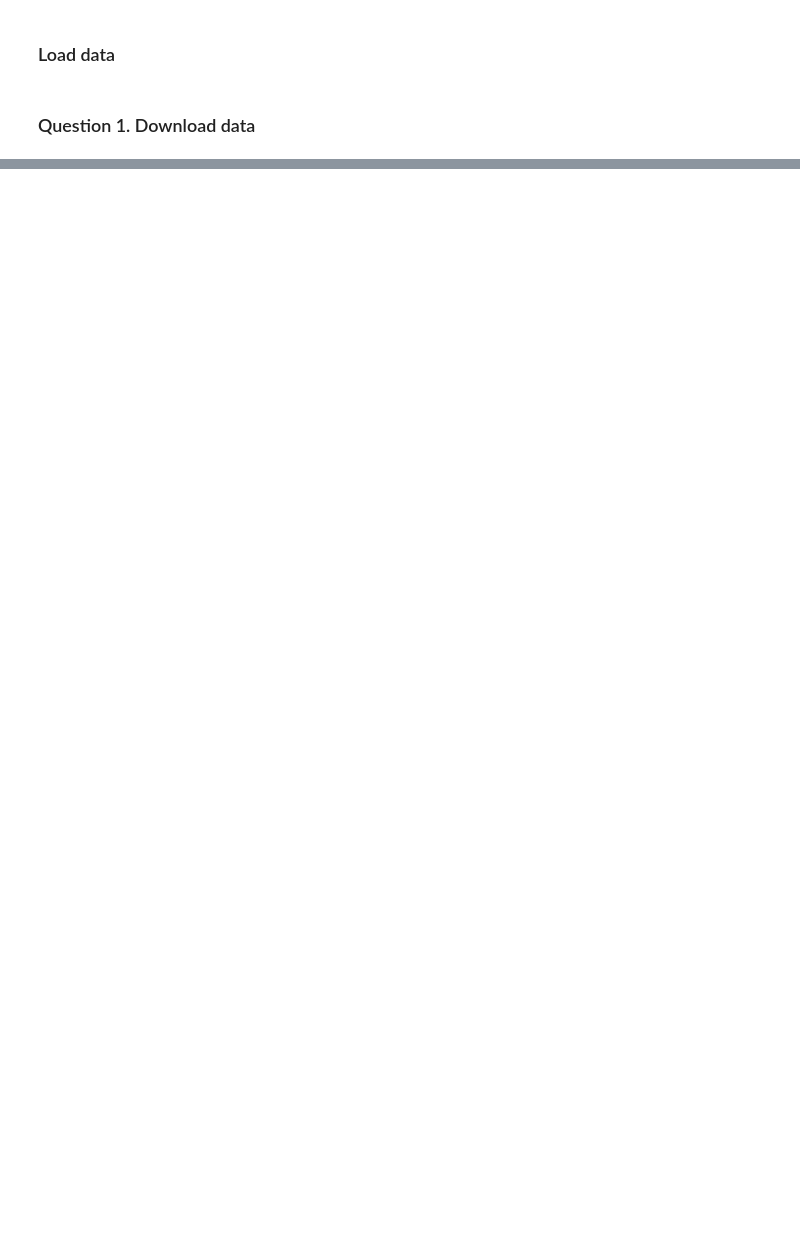
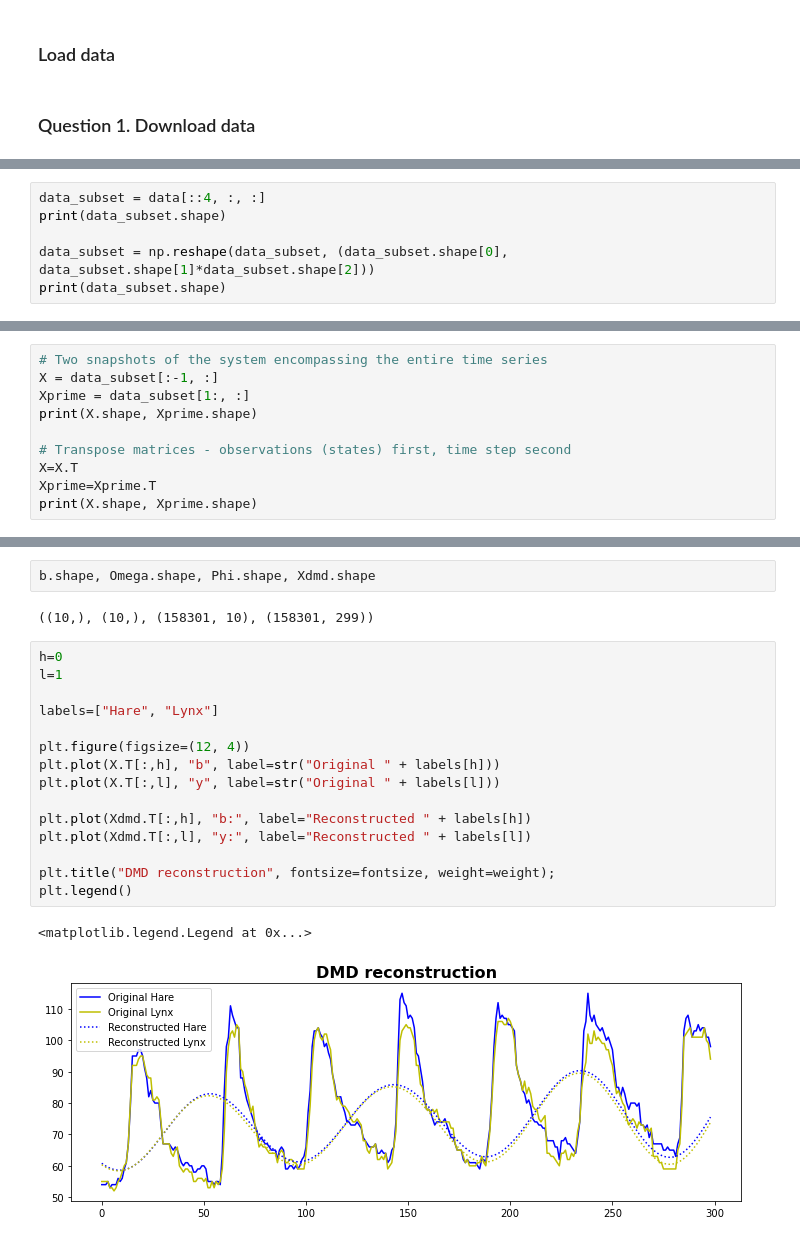
Before and after one commit to jmichellehu/ComplexSystems_AMATH563, a Jupyter notebook: hw2/AMATH563_hw2_Part2.ipynb, the cells around one changed output, grey strips where cells are left out. Saved outputs shown, nothing was run; the diff lists cells and outputs as text; blank space fills up the shorter version.

```diff
--- a/hw2/AMATH563_hw2_Part2.ipynb
+++ b/hw2/AMATH563_hw2_Part2.ipynb
@@ -47,0 +122,6 @@ KL divergence = statistical metrix representing info lost when g(x) is used to r
+# %%
+data_subset = data[::4, :, :]
+print(data_subset.shape)
+
+data_subset = np.reshape(data_subset, (data_subset.shape[0], data_subset.shape[1]*data_subset.shape[2]))
+print(data_subset.shape)
@@ -47,0 +143,10 @@ KL divergence = statistical metrix representing info lost when g(x) is used to r
+# %%
+# Two snapshots of the system encompassing the entire time series
+X = data_subset[:-1, :]
+Xprime = data_subset[1:, :]
+print(X.shape, Xprime.shape)
+
+# Transpose matrices - observations (states) first, time step second
+X=X.T
+Xprime=Xprime.T
+print(X.shape, Xprime.shape)
@@ -47,0 +178,22 @@ KL divergence = statistical metrix representing info lost when g(x) is used to r
+# %%
+b.shape, Omega.shape, Phi.shape, Xdmd.shape
+# %% [output]
+((10,), (10,), (158301, 10), (158301, 299))
+# %%
+h=0
+l=1
+
+labels=["Hare", "Lynx"]
+
+plt.figure(figsize=(12, 4))
+plt.plot(X.T[:,h], "b", label=str("Original " + labels[h]))
+plt.plot(X.T[:,l], "y", label=str("Original " + labels[l]))
+
+plt.plot(Xdmd.T[:,h], "b:", label="Reconstructed " + labels[h])
+plt.plot(Xdmd.T[:,l], "y:", label="Reconstructed " + labels[l])
+
+plt.title("DMD reconstruction", fontsize=fontsize, weight=weight);
+plt.legend()
+# %% [output]
+<matplotlib.legend.Legend at 0x...>
+[figure, added]
```
Also changed, not shown: parts of 24 cells of this notebook.
